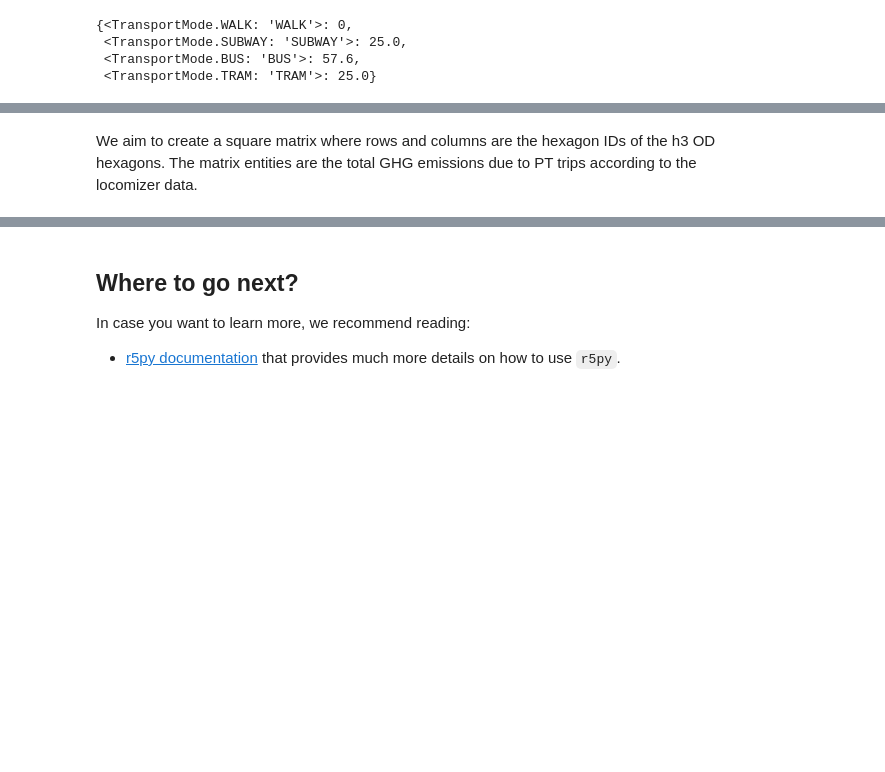
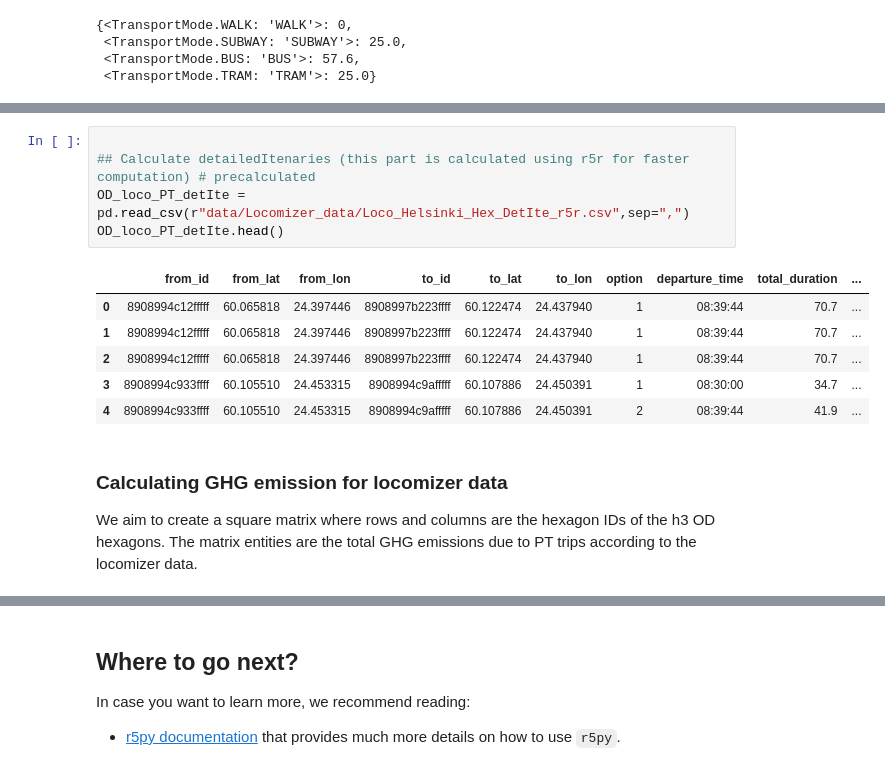
Before and after one commit to AaltoGIS/Mobile-Tartu-2024, a Jupyter notebook: source/notebooks/T2_calculating-travel-time-matrices_and_GHG_factors.ipynb, the cells around one changed output, grey strips where cells are left out. Cells and saved outputs as stored; diff of their text form; blank space fills up the shorter version.

Commit message:
New Locomizer data

```diff
--- a/source/notebooks/T2_calculating-travel-time-matrices_and_GHG_factors.ipynb
+++ b/source/notebooks/T2_calculating-travel-time-matrices_and_GHG_factors.ipynb
@@ -574,4 +597,17 @@ Other_share_Hsl = 0.01 ## Muu
+# %%
+
+## Calculate detailedItenaries (this part is calculated using r5r for faster computation) # precalculated
+OD_loco_PT_detIte = pd.read_csv(r"data/Locomizer_data/Loco_Helsinki_Hex_DetIte_r5r.csv",sep=",")
+OD_loco_PT_detIte.head()
+# %% [output]
+|  | from_id | from_lat | from_lon | to_id | to_lat | to_lon | option | departure_time | total_duration | ... |
+| 0 | 8908994c12fffff | 60.065818 | 24.397446 | 8908997b223ffff | 60.122474 | 24.437940 | 1 | 08:39:44 | 70.7 | ... |
+| 1 | 8908994c12fffff | 60.065818 | 24.397446 | 8908997b223ffff | 60.122474 | 24.437940 | 1 | 08:39:44 | 70.7 | ... |
+| 2 | 8908994c12fffff | 60.065818 | 24.397446 | 8908997b223ffff | 60.122474 | 24.437940 | 1 | 08:39:44 | 70.7 | ... |
+| 3 | 8908994c933ffff | 60.105510 | 24.453315 | 8908994c9afffff | 60.107886 | 24.450391 | 1 | 08:30:00 | 34.7 | ... |
+| 4 | 8908994c933ffff | 60.105510 | 24.453315 | 8908994c9afffff | 60.107886 | 24.450391 | 2 | 08:39:44 | 41.9 | ... |
 # %% [markdown]
+### Calculating GHG emission for locomizer data
 We aim to create a square matrix where rows and columns are the hexagon IDs of the h3 OD hexagons. The matrix entities are the total GHG emissions due to PT trips according to the locomizer data.
 # %%
 loco_df_ = loco_df_all[loco_df_all.DAY == "2023-05-28"].copy()
```
Also changed, not shown: parts of 26 cells of this notebook, 30 other files.
